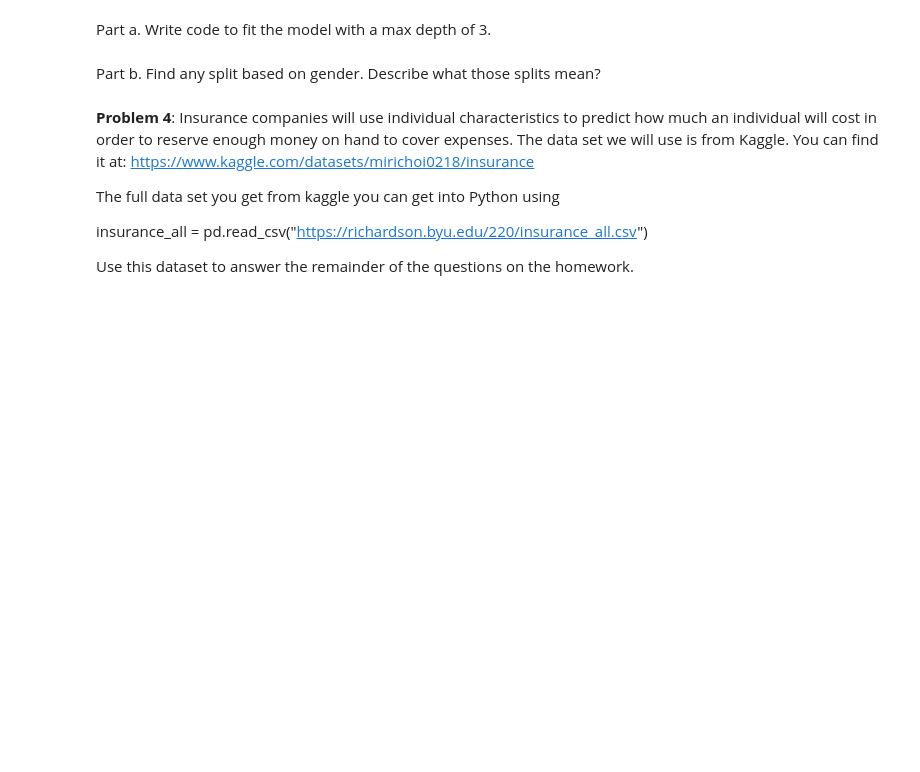
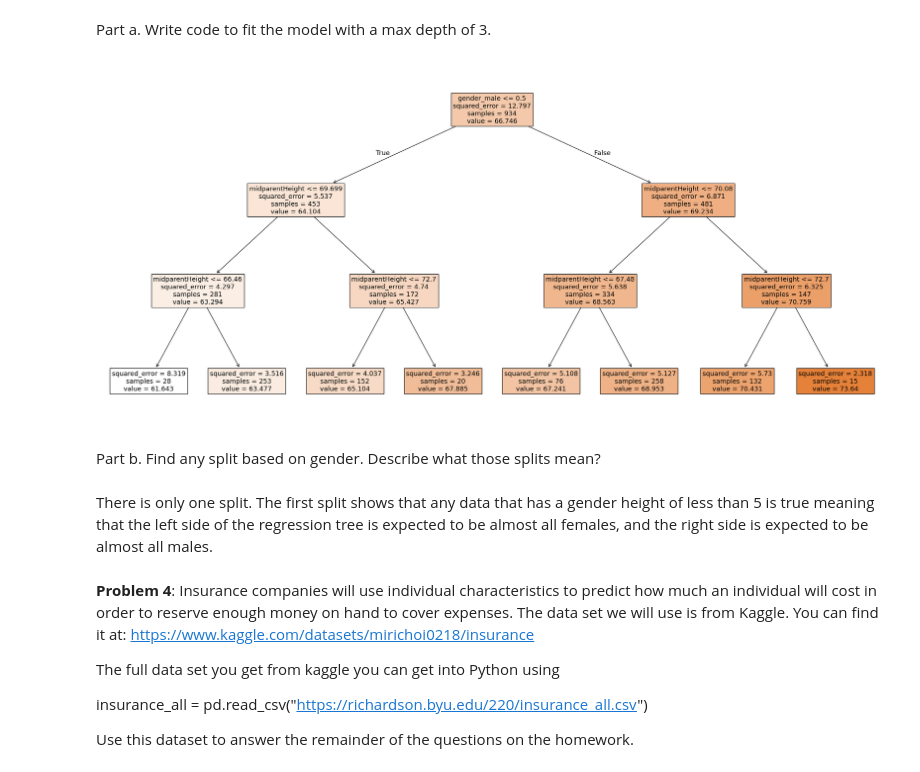
Before and after one commit to ojware5/stat-220-pt-2, a Jupyter notebook: Assignments/Stat_220_HW6.ipynb, the cells around one changed output. Saved outputs shown, nothing was run; the diff lists cells and outputs as text; code cells hidden in the pictures; blank space fills up the shorter version.

```diff
--- a/Assignments/Stat_220_HW6.ipynb
+++ b/Assignments/Stat_220_HW6.ipynb
@@ -78,5 +140,22 @@ Part a. Write code to fit the model with a max depth of 3.
+# %%
+predictors = heights[["midparentHeight", "gender"]]
+X = pd.get_dummies(predictors, drop_first=True)
+y = heights["childHeight"]
+
+# Initialize and train a decision tree regressor
+decision_tree = DecisionTreeRegressor(max_depth=3)
+decision_tree.fit(X, y)
+
+# Visualize the tree structure
+plt.figure(figsize=(28, 13))
+plot_tree(decision_tree, feature_names=X.columns, fontsize=13, filled=True)
+plt.show()
+# %% [output]
+[figure, added]
 # %% [markdown]
 Part b. Find any split based on gender. Describe what those splits mean?
+# %% [markdown]
+There is only one split. The first split shows that any data that has a gender height of less than 5 is true meaning that the left side of the regression tree is expected to be almost all females, and the right side is expected to be almost all males.
 # %% [markdown]
 **Problem 4**: Insurance companies will use individual characteristics to predict how much an individual will cost in order to reserve enough money on hand to cover expenses. The data set we will use is from Kaggle. You can find it at: https://www.kaggle.com/datasets/mirichoi0218/insurance
 
```
Also changed, not shown: parts of 25 cells of this notebook.
